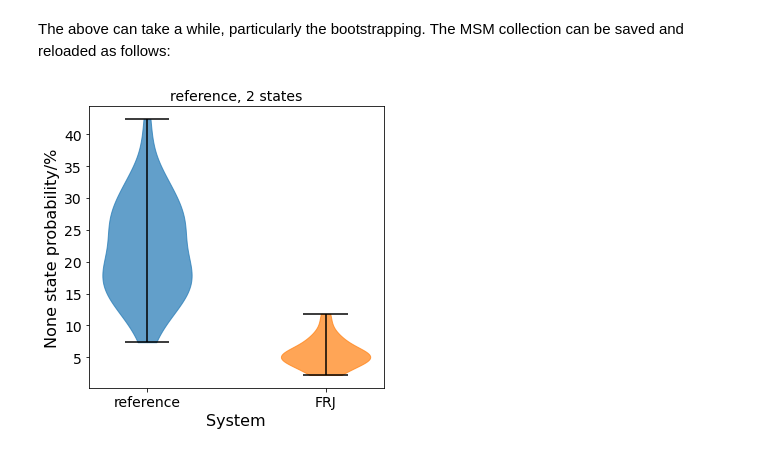
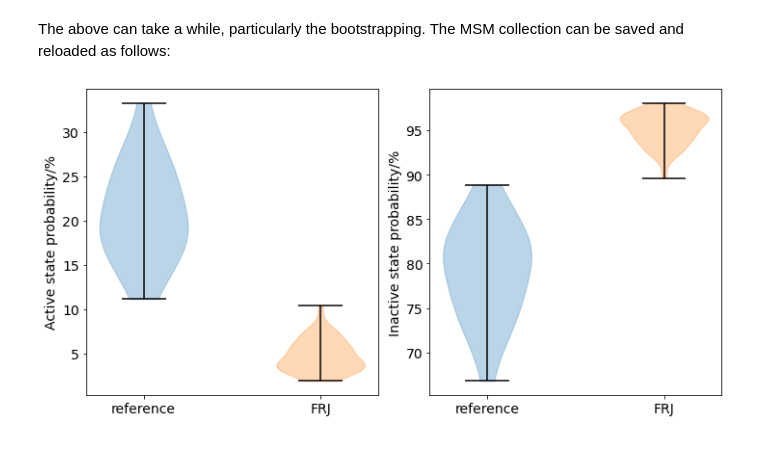
Before and after one commit to michellab/AMMo, a Jupyter notebook: examples/msm.ipynb, the cells around one changed output. Saved outputs shown, nothing was run; the diff lists cells and outputs as text; code cells hidden in the pictures.

```diff
--- a/examples/msm.ipynb
+++ b/examples/msm.ipynb
@@ -209,6 +216,6 @@ collection.save('msm.pkl')
 # %%
 loaded_collection = MSMCollection('msm.pkl')
 # %%
-fig, ax = loaded_collection.plot_bootstrapping_violin(2, 1, 'reference')
+fig, ax = loaded_collection.plot_bootstrapping_violin('reference, 2 states')
 # %% [output]
-[figure, old version]
+[figure, new version]
```
Also changed, not shown: parts of 27 cells of this notebook, 4 other files.
